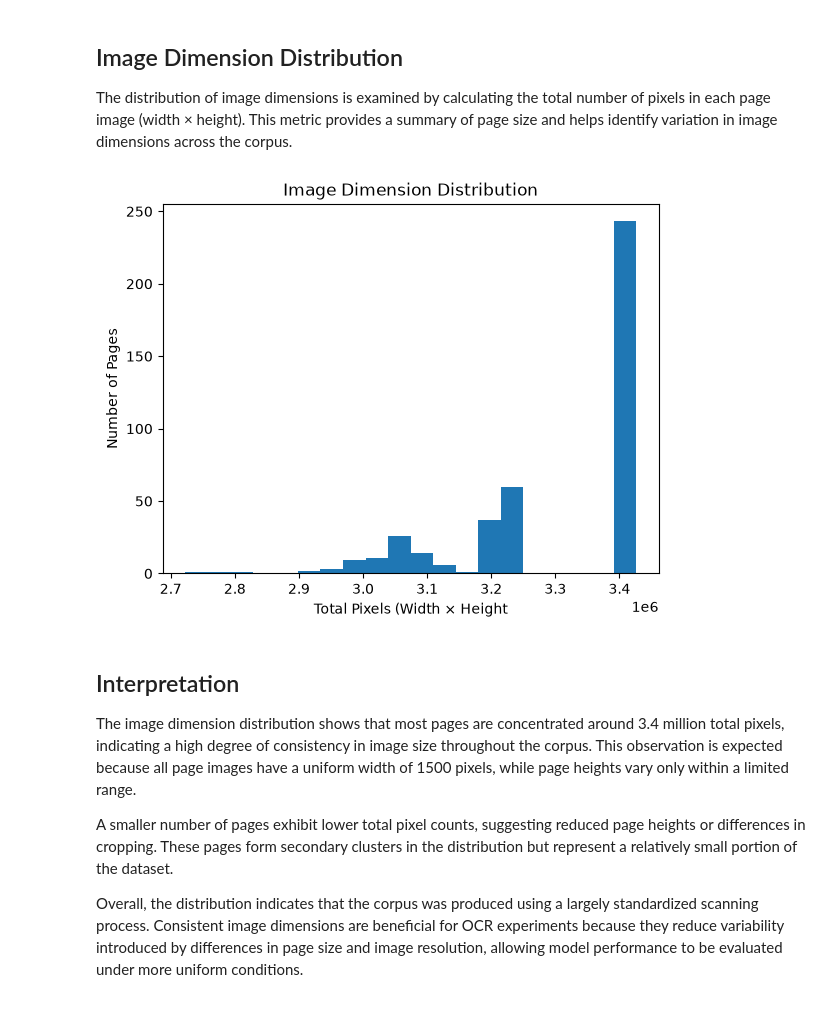
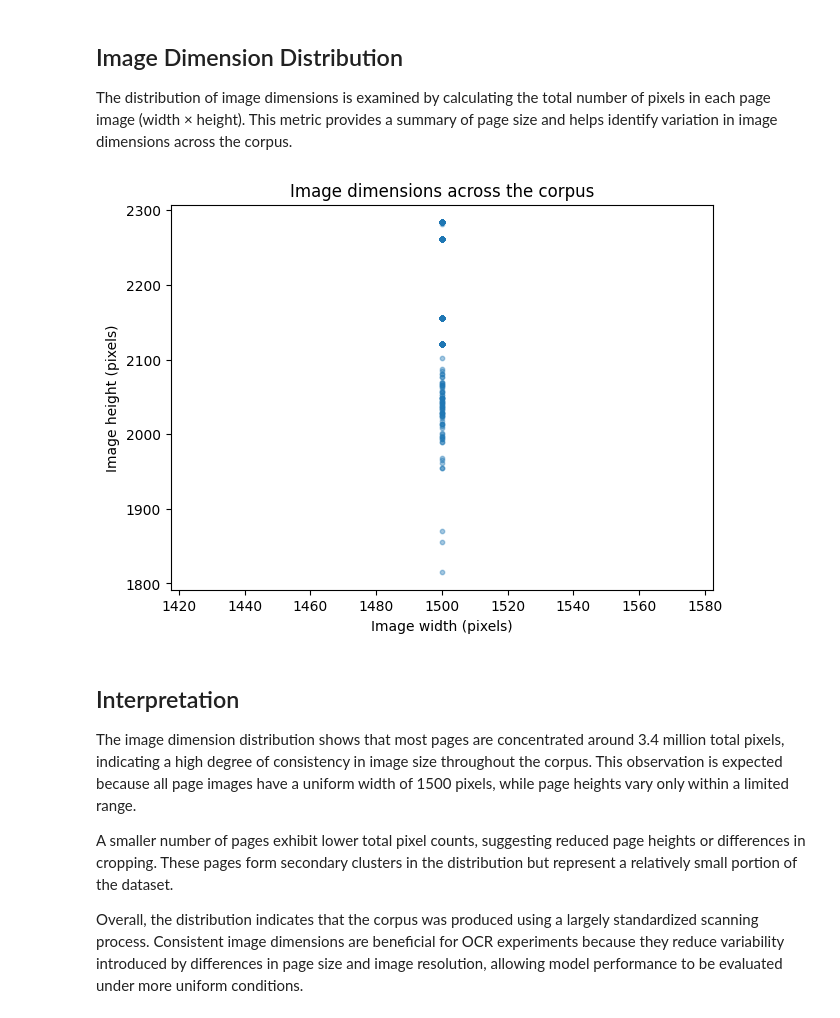
Before and after one commit to Pumapumapumas/ml-class-project, a Jupyter notebook: notebooks/01_corpus_characterization.ipynb, the cells around one changed output. Saved outputs shown, nothing was run; the diff lists cells and outputs as text; code cells hidden in the pictures.

```diff
--- a/notebooks/01_corpus_characterization.ipynb
+++ b/notebooks/01_corpus_characterization.ipynb
@@ -273,16 +147,16 @@ recognition performance.
 The distribution of image dimensions is examined by calculating the total number
 of pixels in each page image (width × height). This metric provides a summary
 of page size and helps identify variation in image dimensions across the corpus.
-# %%
-page_pixels = df["image_width"] * df["image_height"]
-
-plt.hist(page_pixels, bins=20)
-plt.title("Image Dimension Distribution")
-plt.xlabel("Total Pixels (Width × Height")
-plt.ylabel("Number of Pages")
-plt.show()
-# %% [output]
-[figure, removed]
+# %%
+fig, ax = plt.subplots(figsize=(7, 5))
+ax.scatter(df['image_width'], df['image_height'], s=10, alpha=0.4)
+ax.set_xlabel('Image width (pixels)')
+ax.set_ylabel('Image height (pixels)')
+ax.set_title('Image dimensions across the corpus')
+fig.savefig(FIG_DIR / 'image_dimensions_scatter.png', dpi=150, bbox_inches='tight')
+plt.show()
+# %% [output]
+[figure, added]
 # %% [markdown]
 ## Interpretation
 
```
Also changed, not shown: parts of 37 cells of this notebook, 4 other files.
